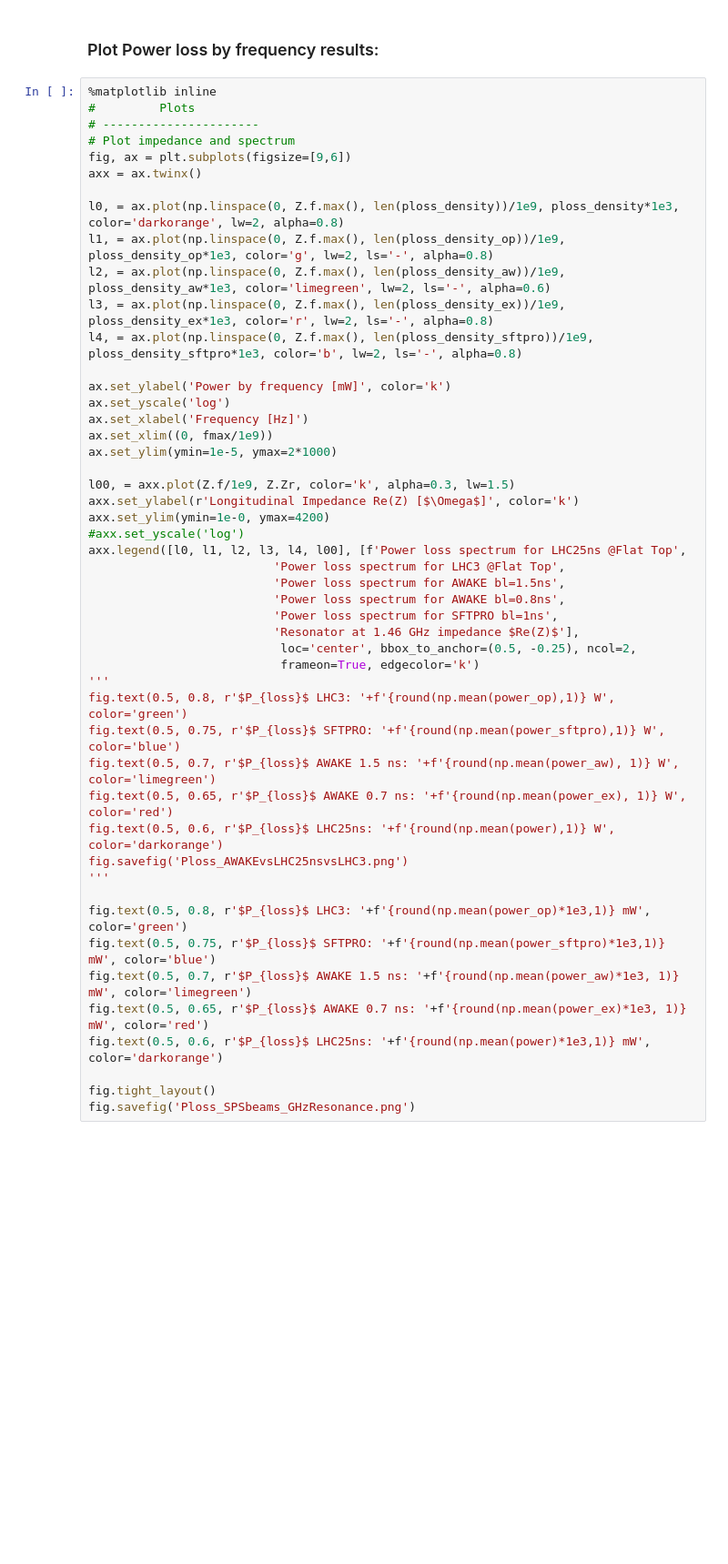
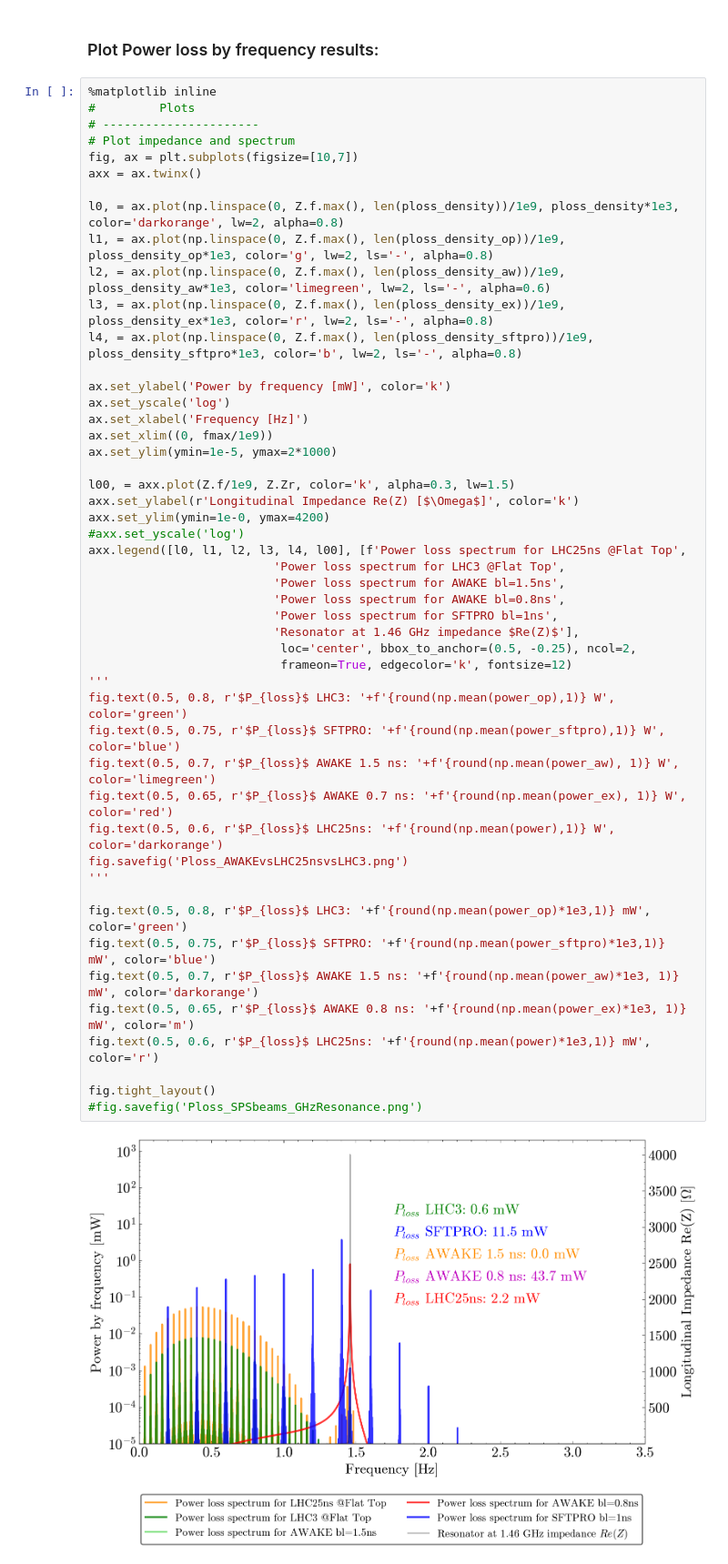
Before and after one commit to ImpedanCEI/BIHC, a Jupyter notebook: notebooks/SPSBeamSpectrums.ipynb, the cells around one changed output. Shown at 91% size. Cells and saved outputs as stored; diff of their text form; blank space fills up the shorter version.

```diff
--- a/notebooks/SPSBeamSpectrums.ipynb
+++ b/notebooks/SPSBeamSpectrums.ipynb
@@ -313,7 +370,7 @@ ploss_max_sftpro, ploss_density_max_sftpro = beam_sftpro.getPloss(beam_sftpro.Zm
 #         Plots
 # ----------------------
 # Plot impedance and spectrum
-fig, ax = plt.subplots(figsize=[9,6])
+fig, ax = plt.subplots(figsize=[10,7])
 axx = ax.twinx()
 
 l0, = ax.plot(np.linspace(0, Z.f.max(), len(ploss_density))/1e9, ploss_density*1e3, color='darkorange', lw=2, alpha=0.8)
@@ -325,35 +382,37 @@ l4, = ax.plot(np.linspace(0, Z.f.max(), len(ploss_density_sftpro))/1e9, ploss_de
 ax.set_ylabel('Power by frequency [mW]', color='k')
 ax.set_yscale('log')
 ax.set_xlabel('Frequency [Hz]')
 ax.set_xlim((0, fmax/1e9))
 ax.set_ylim(ymin=1e-5, ymax=2*1000)
 
 l00, = axx.plot(Z.f/1e9, Z.Zr, color='k', alpha=0.3, lw=1.5)
 axx.set_ylabel(r'Longitudinal Impedance Re(Z) [$\Omega$]', color='k')
 axx.set_ylim(ymin=1e-0, ymax=4200)
 #axx.set_yscale('log')
 axx.legend([l0, l1, l2, l3, l4, l00], [f'Power loss spectrum for LHC25ns @Flat Top',
                           'Power loss spectrum for LHC3 @Flat Top',
                           'Power loss spectrum for AWAKE bl=1.5ns',
                           'Power loss spectrum for AWAKE bl=0.8ns',
                           'Power loss spectrum for SFTPRO bl=1ns',
                           'Resonator at 1.46 GHz impedance $Re(Z)$'],
                            loc='center', bbox_to_anchor=(0.5, -0.25), ncol=2,
-                           frameon=True, edgecolor='k')
+                           frameon=True, edgecolor='k', fontsize=12)
 '''
 fig.text(0.5, 0.8, r'$P_{loss}$ LHC3: '+f'{round(np.mean(power_op),1)} W', color='green')
 fig.text(0.5, 0.75, r'$P_{loss}$ SFTPRO: '+f'{round(np.mean(power_sftpro),1)} W', color='blue')
 fig.text(0.5, 0.7, r'$P_{loss}$ AWAKE 1.5 ns: '+f'{round(np.mean(power_aw), 1)} W', color='limegreen')
 fig.text(0.5, 0.65, r'$P_{loss}$ AWAKE 0.7 ns: '+f'{round(np.mean(power_ex), 1)} W', color='red')
 fig.text(0.5, 0.6, r'$P_{loss}$ LHC25ns: '+f'{round(np.mean(power),1)} W', color='darkorange')
 fig.savefig('Ploss_AWAKEvsLHC25nsvsLHC3.png')
 '''
 
 fig.text(0.5, 0.8, r'$P_{loss}$ LHC3: '+f'{round(np.mean(power_op)*1e3,1)} mW', color='green')
 fig.text(0.5, 0.75, r'$P_{loss}$ SFTPRO: '+f'{round(np.mean(power_sftpro)*1e3,1)} mW', color='blue')
-fig.text(0.5, 0.7, r'$P_{loss}$ AWAKE 1.5 ns: '+f'{round(np.mean(power_aw)*1e3, 1)} mW', color='limegreen')
-fig.text(0.5, 0.65, r'$P_{loss}$ AWAKE 0.7 ns: '+f'{round(np.mean(power_ex)*1e3, 1)} mW', color='red')
-fig.text(0.5, 0.6, r'$P_{loss}$ LHC25ns: '+f'{round(np.mean(power)*1e3,1)} mW', color='darkorange')
+fig.text(0.5, 0.7, r'$P_{loss}$ AWAKE 1.5 ns: '+f'{round(np.mean(power_aw)*1e3, 1)} mW', color='darkorange')
+fig.text(0.5, 0.65, r'$P_{loss}$ AWAKE 0.8 ns: '+f'{round(np.mean(power_ex)*1e3, 1)} mW', color='m')
+fig.text(0.5, 0.6, r'$P_{loss}$ LHC25ns: '+f'{round(np.mean(power)*1e3,1)} mW', color='r')
 
 fig.tight_layout()
-fig.savefig('Ploss_SPSbeams_GHzResonance.png')
+#fig.savefig('Ploss_SPSbeams_GHzResonance.png')
+# %% [output]
+[figure, added]
```
Also changed, not shown: parts of 14 cells of this notebook.
